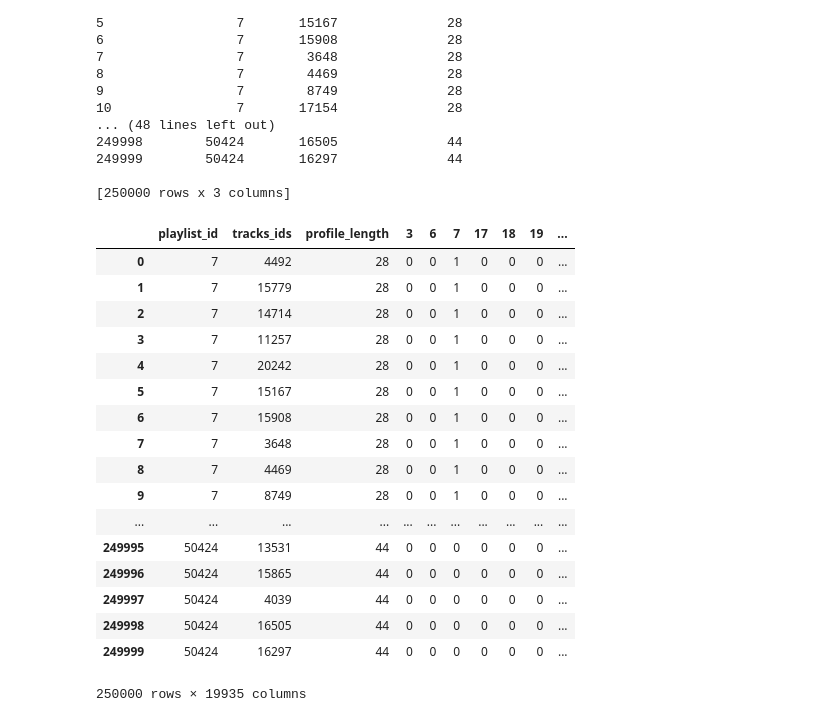
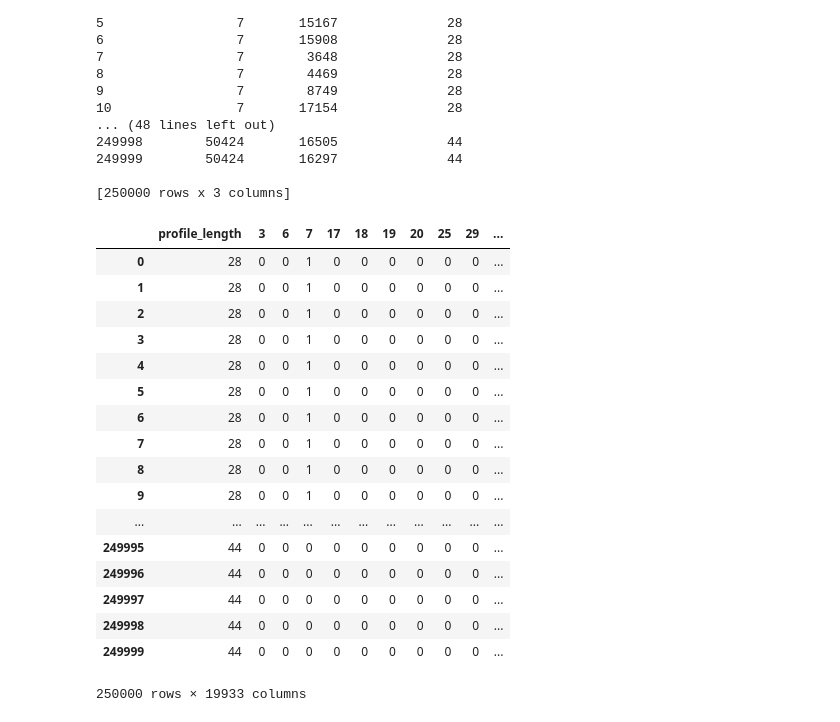
Before and after one commit to federicoparroni/RecSys, a Jupyter notebook: reranking/rerank.ipynb, the cells around one changed output. Cells and saved outputs as stored; diff of their text form; code cells hidden in the pictures.

Commit message:
Dropped playlist_id and tracks_ids columns from df

```diff
--- a/reranking/rerank.ipynb
+++ b/reranking/rerank.ipynb
@@ -89,31 +89,31 @@ print(rec_lengths_df)
 [250000 rows x 3 columns]
 # %%
 ohp = pd.get_dummies(rec_lengths_df['playlist_id'])
-rec_lengths_df.drop(['playlist_id'], axis=1)
+rec_lengths_df = rec_lengths_df.drop(['playlist_id'], axis=1)
 
 oht = pd.get_dummies(rec_lengths_df['tracks_ids'])
-rec_lengths_df.drop(['tracks_ids'], axis=1)
+rec_lengths_df = rec_lengths_df.drop(['tracks_ids'], axis=1)
 
 oh1 = pd.concat([rec_lengths_df, ohp, oht], axis=1)
 oh1
 # %% [output]
-|  | playlist_id | tracks_ids | profile_length | 3 | 6 | 7 | 17 | 18 | 19 | ... |
-| 0 | 7 | 4492 | 28 | 0 | 0 | 1 | 0 | 0 | 0 | ... |
-| 1 | 7 | 15779 | 28 | 0 | 0 | 1 | 0 | 0 | 0 | ... |
-| 2 | 7 | 14714 | 28 | 0 | 0 | 1 | 0 | 0 | 0 | ... |
-| 3 | 7 | 11257 | 28 | 0 | 0 | 1 | 0 | 0 | 0 | ... |
-| 4 | 7 | 20242 | 28 | 0 | 0 | 1 | 0 | 0 | 0 | ... |
-| 5 | 7 | 15167 | 28 | 0 | 0 | 1 | 0 | 0 | 0 | ... |
-| 6 | 7 | 15908 | 28 | 0 | 0 | 1 | 0 | 0 | 0 | ... |
-| 7 | 7 | 3648 | 28 | 0 | 0 | 1 | 0 | 0 | 0 | ... |
-| 8 | 7 | 4469 | 28 | 0 | 0 | 1 | 0 | 0 | 0 | ... |
-| 9 | 7 | 8749 | 28 | 0 | 0 | 1 | 0 | 0 | 0 | ... |
-| ... | ... | ... | ... | ... | ... | ... | ... | ... | ... | ... |
-| 249995 | 50424 | 13531 | 44 | 0 | 0 | 0 | 0 | 0 | 0 | ... |
-| 249996 | 50424 | 15865 | 44 | 0 | 0 | 0 | 0 | 0 | 0 | ... |
-| 249997 | 50424 | 4039 | 44 | 0 | 0 | 0 | 0 | 0 | 0 | ... |
-| 249998 | 50424 | 16505 | 44 | 0 | 0 | 0 | 0 | 0 | 0 | ... |
-| 249999 | 50424 | 16297 | 44 | 0 | 0 | 0 | 0 | 0 | 0 | ... |
+|  | profile_length | 3 | 6 | 7 | 17 | 18 | 19 | 20 | 25 | 29 | ... |
+| 0 | 28 | 0 | 0 | 1 | 0 | 0 | 0 | 0 | 0 | 0 | ... |
+| 1 | 28 | 0 | 0 | 1 | 0 | 0 | 0 | 0 | 0 | 0 | ... |
+| 2 | 28 | 0 | 0 | 1 | 0 | 0 | 0 | 0 | 0 | 0 | ... |
+| 3 | 28 | 0 | 0 | 1 | 0 | 0 | 0 | 0 | 0 | 0 | ... |
+| 4 | 28 | 0 | 0 | 1 | 0 | 0 | 0 | 0 | 0 | 0 | ... |
+| 5 | 28 | 0 | 0 | 1 | 0 | 0 | 0 | 0 | 0 | 0 | ... |
+| 6 | 28 | 0 | 0 | 1 | 0 | 0 | 0 | 0 | 0 | 0 | ... |
+| 7 | 28 | 0 | 0 | 1 | 0 | 0 | 0 | 0 | 0 | 0 | ... |
+| 8 | 28 | 0 | 0 | 1 | 0 | 0 | 0 | 0 | 0 | 0 | ... |
+| 9 | 28 | 0 | 0 | 1 | 0 | 0 | 0 | 0 | 0 | 0 | ... |
+| ... | ... | ... | ... | ... | ... | ... | ... | ... | ... | ... | ... |
+| 249995 | 44 | 0 | 0 | 0 | 0 | 0 | 0 | 0 | 0 | 0 | ... |
+| 249996 | 44 | 0 | 0 | 0 | 0 | 0 | 0 | 0 | 0 | 0 | ... |
+| 249997 | 44 | 0 | 0 | 0 | 0 | 0 | 0 | 0 | 0 | 0 | ... |
+| 249998 | 44 | 0 | 0 | 0 | 0 | 0 | 0 | 0 | 0 | 0 | ... |
+| 249999 | 44 | 0 | 0 | 0 | 0 | 0 | 0 | 0 | 0 | 0 | ... |
-250000 rows × 19935 columns
+250000 rows × 19933 columns
 # %%
 oh1 = oh1.to_sparse()
```
